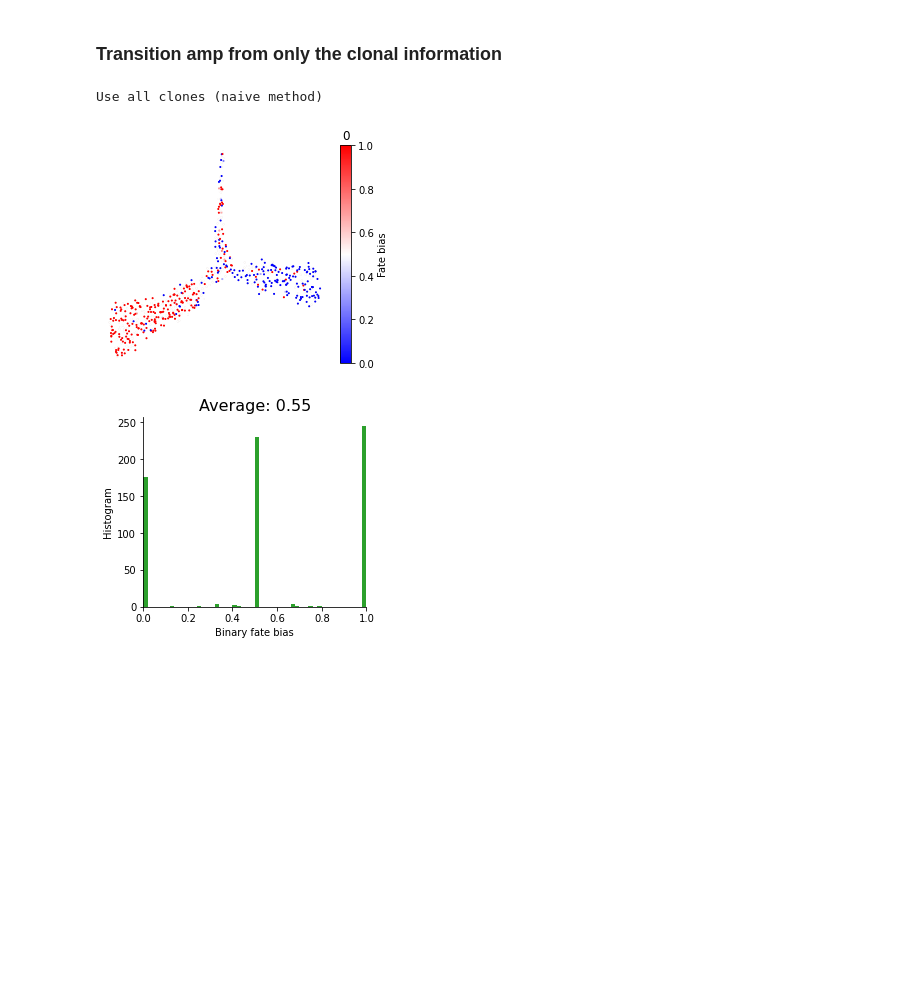
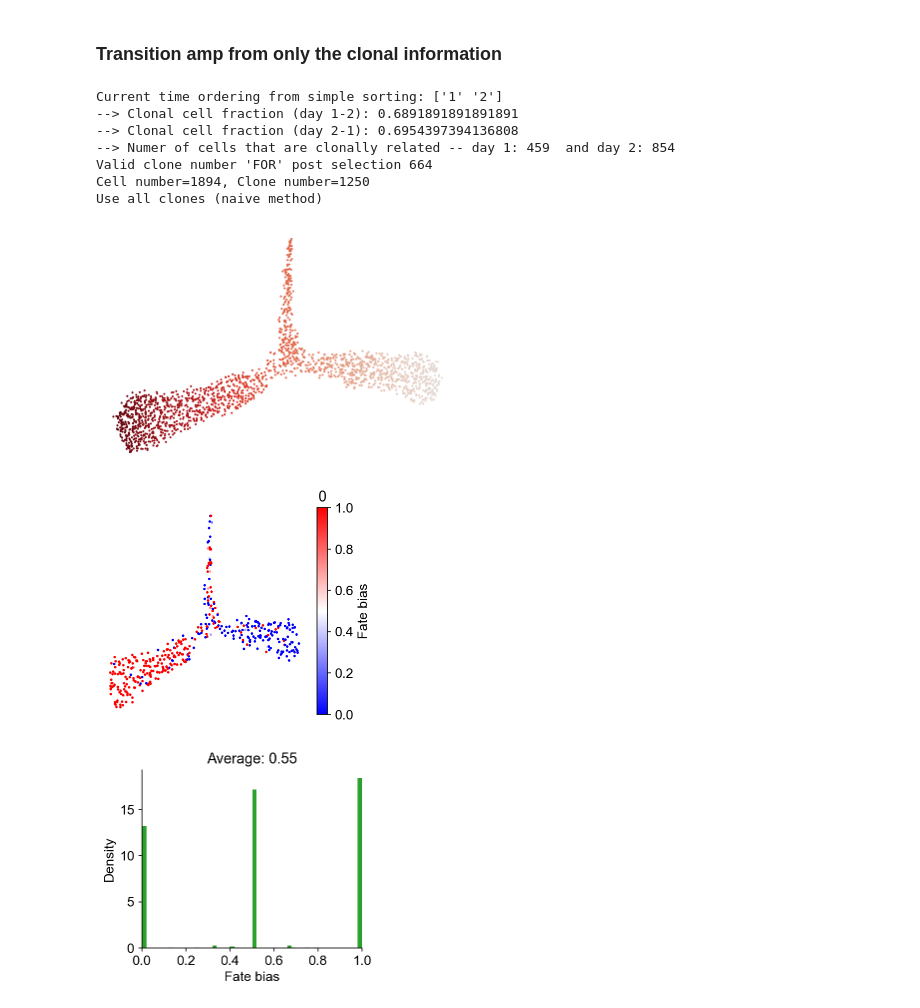
Before and after one commit to AllonKleinLab/cospar, a Jupyter notebook: docs/source/20210120-Bifurcation_model_dynamic_barcoding.ipynb, the cells around one changed output. Cells and saved outputs as stored; diff of their text form; code cells hidden in the pictures; blank space fills up the shorter version.

```diff
--- a/docs/source/20210120-Bifurcation_model_dynamic_barcoding.ipynb
+++ b/docs/source/20210120-Bifurcation_model_dynamic_barcoding.ipynb
@@ -8,3 +8,7 @@ like the experimental design to obtain the hematopoietic dataset
 or the reprogramming dataset. The dataset has two time points.
 # %%
 import cospar as cs
+# %%
+cs.logging.print_version()
+cs.settings.verbosity=3
+cs.settings.set_figure_params(format='png',dpi=75,fontsize=14)
@@ -145,9 +145,16 @@ cs.pl.fate_bias_from_binary_competition(adata,selected_fates=['0','1'],used_map_
 # %%
  cs.tmap.infer_Tmap_from_clonal_info_alone(adata)
 
-cs.pl.fate_bias_from_binary_competition(adata,selected_fates=['0','1'],used_map_name='clonal_transition_map',
+cs.pl.binary_fate_bias(adata,selected_fates=['0','1'],used_map_name='clonal_transition_map',
             plot_target_state=False,map_backwards=True,sum_fate_prob_thresh=0)
 # %% [output]
+Current time ordering from simple sorting: ['1' '2']
+--> Clonal cell fraction (day 1-2): 0.6891891891891891
+--> Clonal cell fraction (day 2-1): 0.6954397394136808
+--> Numer of cells that are clonally related -- day 1: 459  and day 2: 854
+Valid clone number 'FOR' post selection 664
+Cell number=1894, Clone number=1250
 Use all clones (naive method)
-[figure, old version]
+[figure, new version]
-[figure, old version]
+[figure, new version]
+[figure, added]
```
Also changed, not shown: parts of 11 cells of this notebook, 19 other files.
